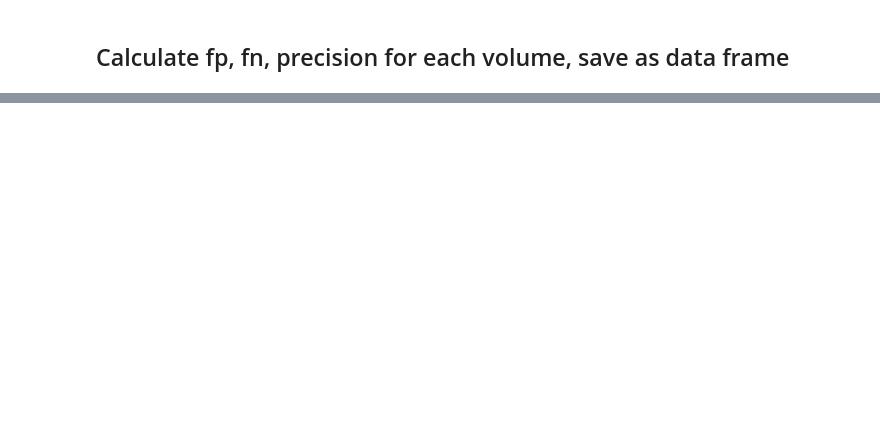
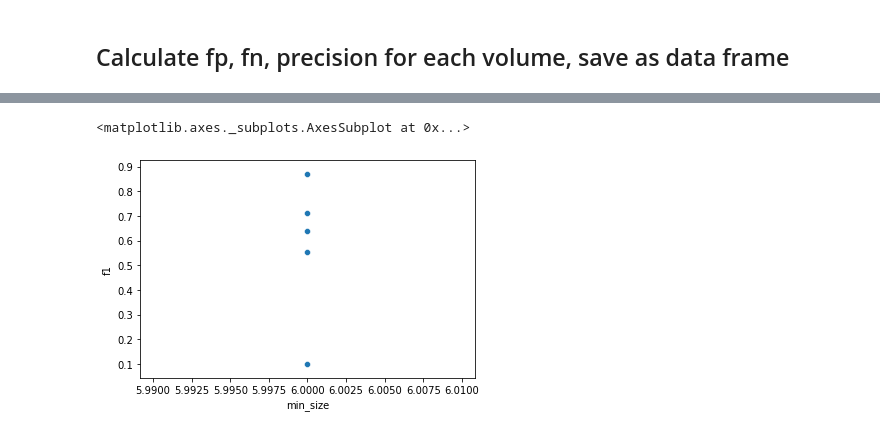
Before and after one commit to PrincetonUniversity/BrainPipe, a Jupyter notebook: cm2/cm2_parameter_sweep.ipynb, the cells around one changed output, grey strips where cells are left out. Cells and saved outputs as stored; diff of their text form; code cells hidden in the pictures; blank space fills up the shorter version.

```diff
--- a/cm2/cm2_parameter_sweep.ipynb
+++ b/cm2/cm2_parameter_sweep.ipynb
@@ -265,0 +284,19 @@ pd_to_save.to_csv(save_name)
+# %%
+pd_488 = pd_488_orig.copy()
+
+pd_488['shpthresh']=pd_488['shpthresh'].astype('int')
+pd_488['min_size']=pd_488['min_size'].astype('int')
+pd_488= pd_488[pd_488['bck']=='k7']
+pd_488 = pd_488[pd_488['shpthresh']==110]
+pd_488 = pd_488[pd_488['min_size']==6]
+# %%
+sns.scatterplot(data=pd_488,x='min_size',y='f1')
+#plt.ylim([0.6,1])
+#k5, 110,4 // 120-130,2
+#k7, 110,6 // 120,4
+#k9, 130,4 // 120,6 // 110,10
+#11, 130,6 //120,10
+#13, 130,8
+# %% [output]
+<matplotlib.axes._subplots.AxesSubplot at 0x...>
+[figure, added]
```
Also changed, not shown: parts of 9 cells of this notebook, 1 other file.
